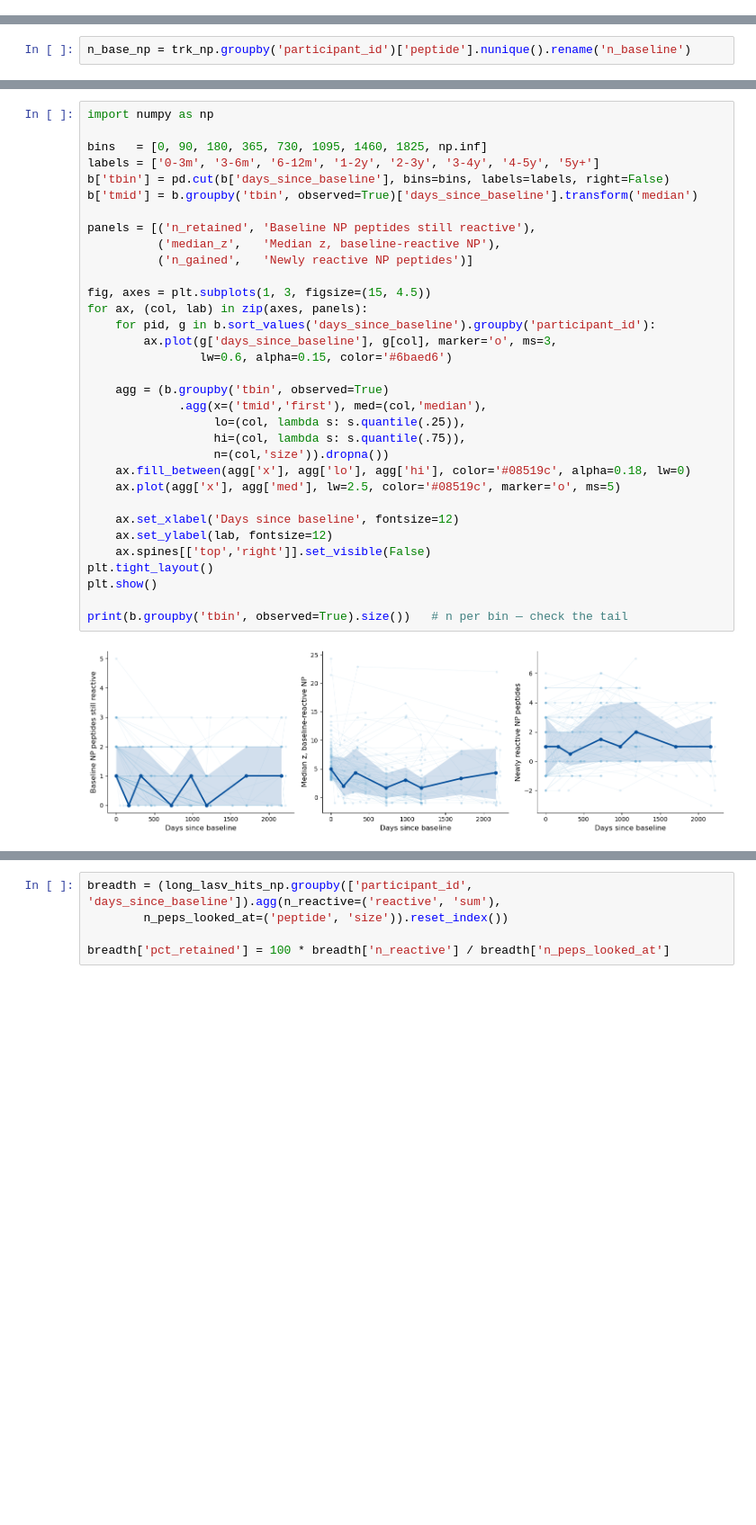
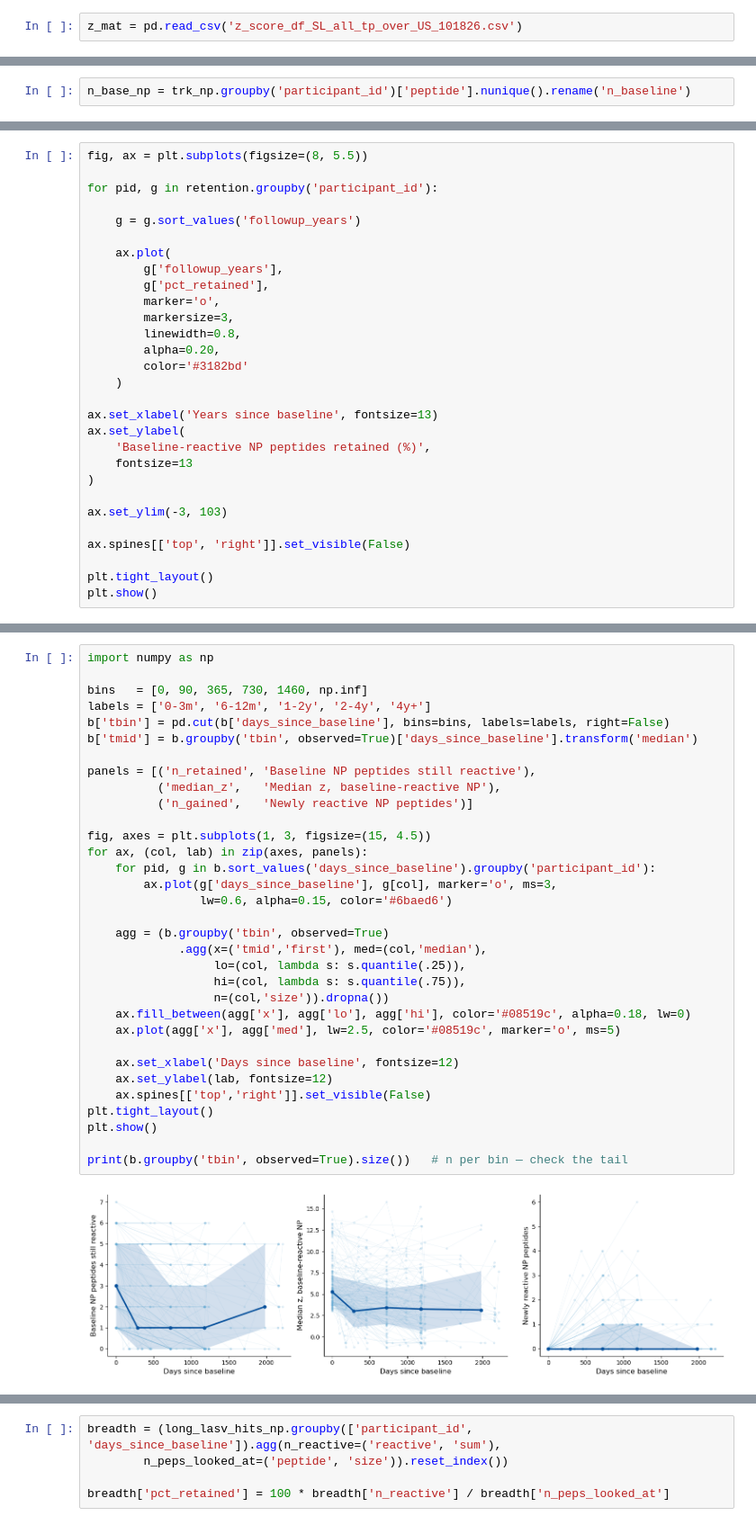
Before and after one commit to sporak577/lasv_phipseq_2026, a Jupyter notebook: longitudinal_LASV_analysis.ipynb, the cells around one changed output, grey strips where cells are left out. Shown at 90% size. Cells and saved outputs as stored; diff of their text form; blank space fills up the shorter version.

```diff
--- a/longitudinal_LASV_analysis.ipynb
+++ b/longitudinal_LASV_analysis.ipynb
@@ -49,3 +60,5 @@ z_mat.to_csv('z_score_df_SL_all_tp_over_US_101826.csv')
+# %%
+z_mat = pd.read_csv('z_score_df_SL_all_tp_over_US_101826.csv')
 # %% [markdown]
 ### keep participants with >= 2 time points
 # %%
@@ -186,0 +1939,29 @@ ANH09740.1|precursor|Mammarenavirus_lassaense|?...              22
+# %%
+fig, ax = plt.subplots(figsize=(8, 5.5))
+
+for pid, g in retention.groupby('participant_id'):
+
+    g = g.sort_values('followup_years')
+
+    ax.plot(
+        g['followup_years'],
+        g['pct_retained'],
+        marker='o',
+        markersize=3,
+        linewidth=0.8,
+        alpha=0.20,
+        color='#3182bd'
+    )
+
+ax.set_xlabel('Years since baseline', fontsize=13)
+ax.set_ylabel(
+    'Baseline-reactive NP peptides retained (%)',
+    fontsize=13
+)
+
+ax.set_ylim(-3, 103)
+
+ax.spines[['top', 'right']].set_visible(False)
+
+plt.tight_layout()
+plt.show()
@@ -187,36 +1970,36 @@ ANH09740.1|precursor|Mammarenavirus_lassaense|?...              22
 # %%
 import numpy as np
 
-bins   = [0, 90, 180, 365, 730, 1095, 1460, 1825, np.inf]
-labels = ['0-3m', '3-6m', '6-12m', '1-2y', '2-3y', '3-4y', '4-5y', '5y+']
+bins   = [0, 90, 365, 730, 1460, np.inf]
+labels = ['0-3m', '6-12m', '1-2y', '2-4y', '4y+']
 b['tbin'] = pd.cut(b['days_since_baseline'], bins=bins, labels=labels, right=False)
 b['tmid'] = b.groupby('tbin', observed=True)['days_since_baseline'].transform('median')
 
 panels = [('n_retained', 'Baseline NP peptides still reactive'),
           ('median_z',   'Median z, baseline-reactive NP'),
           ('n_gained',   'Newly reactive NP peptides')]
 
 fig, axes = plt.subplots(1, 3, figsize=(15, 4.5))
 for ax, (col, lab) in zip(axes, panels):
     for pid, g in b.sort_values('days_since_baseline').groupby('participant_id'):
         ax.plot(g['days_since_baseline'], g[col], marker='o', ms=3,
                 lw=0.6, alpha=0.15, color='#6baed6')
 
     agg = (b.groupby('tbin', observed=True)
              .agg(x=('tmid','first'), med=(col,'median'),
                   lo=(col, lambda s: s.quantile(.25)),
                   hi=(col, lambda s: s.quantile(.75)),
                   n=(col,'size')).dropna())
     ax.fill_between(agg['x'], agg['lo'], agg['hi'], color='#08519c', alpha=0.18, lw=0)
     ax.plot(agg['x'], agg['med'], lw=2.5, color='#08519c', marker='o', ms=5)
 
     ax.set_xlabel('Days since baseline', fontsize=12)
     ax.set_ylabel(lab, fontsize=12)
     ax.spines[['top','right']].set_visible(False)
 plt.tight_layout()
 plt.show()
 
 print(b.groupby('tbin', observed=True).size())   # n per bin — check the tail
 # %% [output]
-[figure, old version]
+[figure, new version]
 tbin
```
Also changed, not shown: parts of 67 cells of this notebook, 44 other files.
